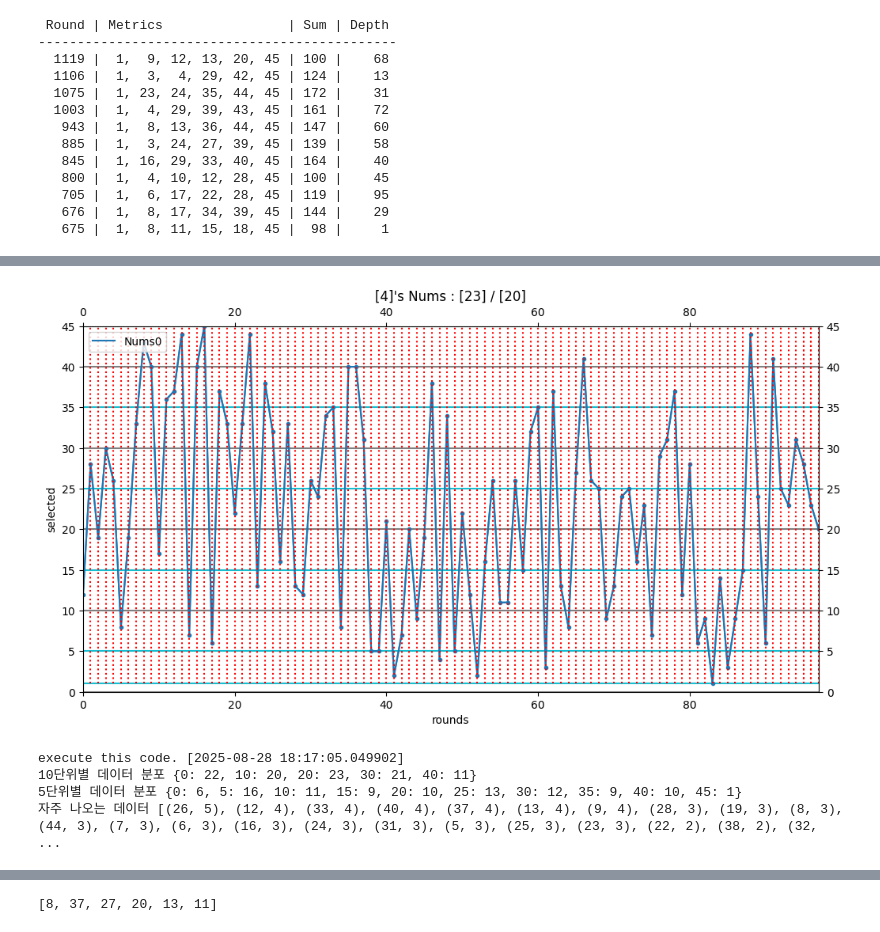
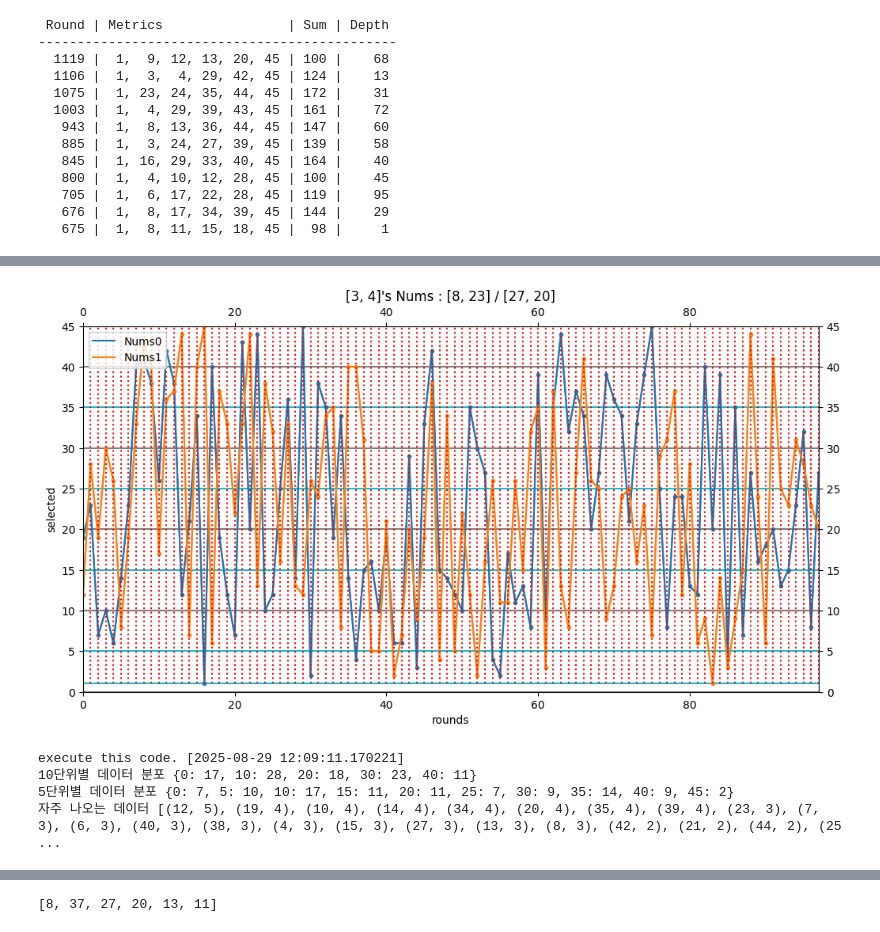
Before and after one commit to swhors/LSTM_Analyze, a Jupyter notebook: foresttrans/memo_re_0825_7.ipynb, the cells around one changed output, grey strips where cells are left out. Drawn from its saved outputs; the diff is of its cells as text; code cells hidden in the pictures.

```diff
--- a/foresttrans/memo_re_0825_7.ipynb
+++ b/foresttrans/memo_re_0825_7.ipynb
@@ -362,15 +356,34 @@ history [19, 23, 7, 10, 6, 14, 23, 40, 41, 38, 26, 42, 38, 12, 21, 34, 1, 40, 19
 5단위별 데이터 분포 {0: 7, 5: 10, 10: 17, 15: 11, 20: 11, 25: 7, 30: 9, 35: 14, 40: 9, 45: 2}
 자주 나오는 데이터 [(12, 5), (19, 4), (10, 4), (14, 4), (34, 4), (20, 4), (35, 4), (39, 4), (23, 3), (7, 3), (6, 3), (40, 3), (38, 3), (4, 3), (15, 3), (27, 3), (13, 3), (8, 3), (42, 2), (21, 2), (44, 2), (25 ...
 # %%
-row_nums = [4]
-next_nums[row_nums[0]-1] = 20
-draw_frequency_v2(row_nums=row_nums, metrics=metrics, next_nums=[next_nums[row_nums[0]-1]])
+### 네 번쨰 라인 검사
+sel_item = 1
+if sel_item == 0:
+    row_nums = [4]
+    cur_col_id = 0
+    next_nums_this = [next_nums[row_nums[0]-1]]
+if sel_item == 1:
+    row_nums = [3, 4]
+    cur_col_id = 1
+    next_nums_this = [next_nums[row_nums[0]-1], next_nums[row_nums[1]-1]]
+if sel_item == 2:
+    row_nums = [4, 5]
+    cur_col_id = 0
+    next_nums_this = [next_nums[row_nums[0]-1], next_nums[row_nums[1]-1]]
+if sel_item == 2:
+    row_nums = [3, 4, 5]
+    cur_col_id = 1
+    next_nums_this = [next_nums[row_nums[0]-1], next_nums[row_nums[1]-1], next_nums[row_nums[2]-1]]
+
+next_nums[row_nums[cur_col_id]-1] = 20
+
+draw_frequency_v2(row_nums=row_nums, metrics=metrics, next_nums=next_nums_this)
 print("10단위별 데이터 분포", get_level_count(metrics[row_nums[0]-1], level=10))
 print("5단위별 데이터 분포", get_level_count(metrics[row_nums[0]-1], level=5))
 print("자주 나오는 데이터", get_frequency(nums=metrics[row_nums[0]-1], is_desc=True))
 # %% [output]
-[figure, old version]
+[figure, new version]
-execute this code. [2025-08-28 18:17:05.049902]
-10단위별 데이터 분포 {0: 22, 10: 20, 20: 23, 30: 21, 40: 11}
-5단위별 데이터 분포 {0: 6, 5: 16, 10: 11, 15: 9, 20: 10, 25: 13, 30: 12, 35: 9, 40: 10, 45: 1}
-자주 나오는 데이터 [(26, 5), (12, 4), (33, 4), (40, 4), (37, 4), (13, 4), (9, 4), (28, 3), (19, 3), (8, 3), (44, 3), (7, 3), (6, 3), (16, 3), (24, 3), (31, 3), (5, 3), (25, 3), (23, 3), (22, 2), (38, 2), (32, ...
+execute this code. [2025-08-29 12:09:11.170221]
+10단위별 데이터 분포 {0: 17, 10: 28, 20: 18, 30: 23, 40: 11}
+5단위별 데이터 분포 {0: 7, 5: 10, 10: 17, 15: 11, 20: 11, 25: 7, 30: 9, 35: 14, 40: 9, 45: 2}
+자주 나오는 데이터 [(12, 5), (19, 4), (10, 4), (14, 4), (34, 4), (20, 4), (35, 4), (39, 4), (23, 3), (7, 3), (6, 3), (40, 3), (38, 3), (4, 3), (15, 3), (27, 3), (13, 3), (8, 3), (42, 2), (21, 2), (44, 2), (25 ...
```
Also changed, not shown: parts of 12 cells of this notebook, 5 other files.
